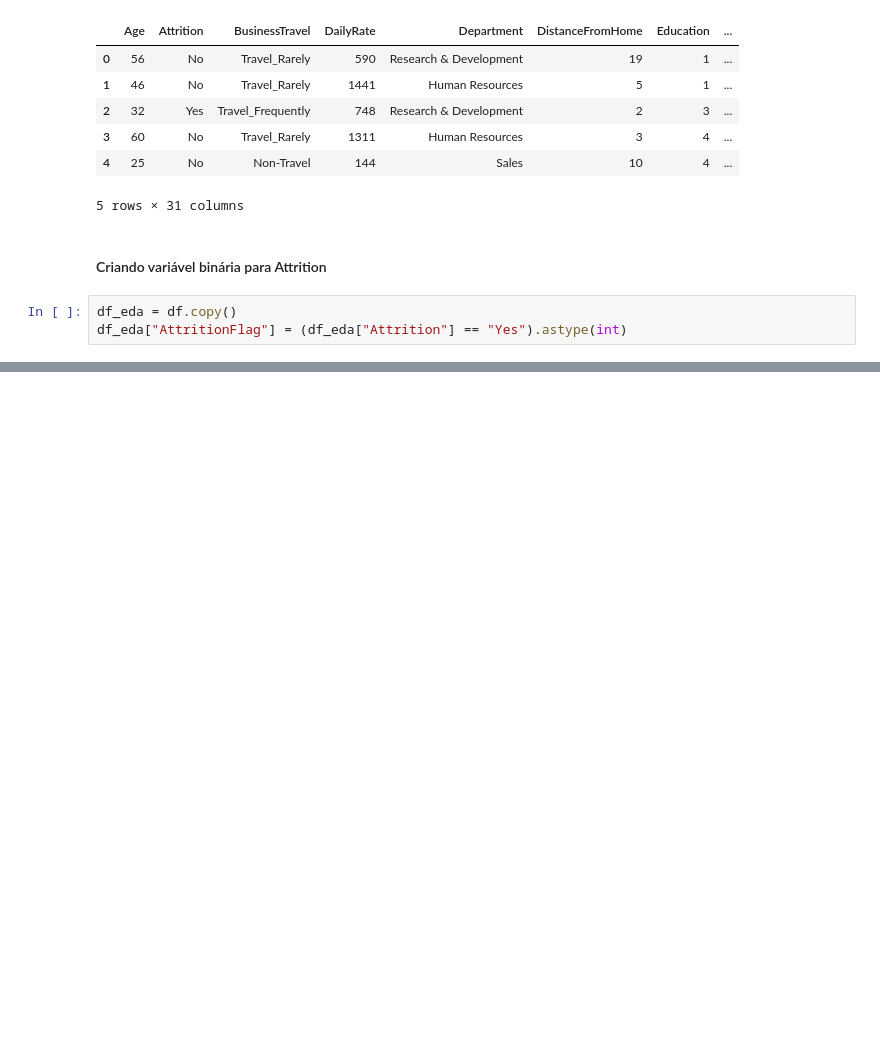
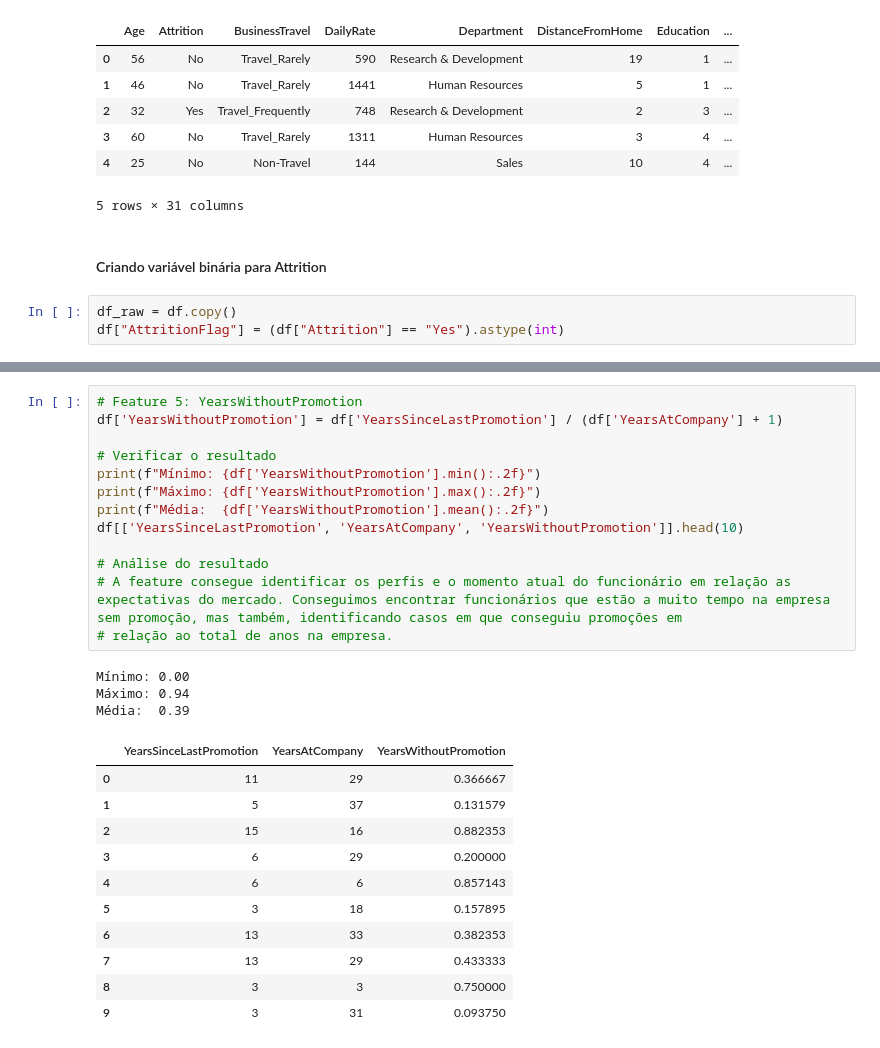
Before and after one commit to JonasGX/model-techcorp-attrition, a Jupyter notebook: notebooks/02_feature_engineering.ipynb, the cells around one changed output, grey strips where cells are left out. Saved outputs shown, nothing was run; the diff lists cells and outputs as text; blank space fills up the shorter version.

```diff
--- a/notebooks/02_feature_engineering.ipynb
+++ b/notebooks/02_feature_engineering.ipynb
@@ -180,8 +182,8 @@ Shape: (1000000, 31)
 # %% [markdown]
 #### Criando variável binária para Attrition
 # %%
-df_eda = df.copy()
-df_eda["AttritionFlag"] = (df_eda["Attrition"] == "Yes").astype(int)
+df_raw = df.copy()
+df["AttritionFlag"] = (df["Attrition"] == "Yes").astype(int)
 # %%
 # Feature 1: SatisfactionScore
 df['SatisfactionScore'] = (df['JobSatisfaction'] + df['EnvironmentSatisfaction'] + df['RelationshipSatisfaction']) / 3
@@ -299,3 +299,31 @@ Média:  0.44
 | 7 | 0 | 29 | 0.000000 |
 | 8 | 3 | 3 | 0.750000 |
 | 9 | 5 | 31 | 0.156250 |
+# %%
+# Feature 5: YearsWithoutPromotion
+df['YearsWithoutPromotion'] = df['YearsSinceLastPromotion'] / (df['YearsAtCompany'] + 1)
+
+# Verificar o resultado
+print(f"Mínimo: {df['YearsWithoutPromotion'].min():.2f}")
+print(f"Máximo: {df['YearsWithoutPromotion'].max():.2f}")
+print(f"Média:  {df['YearsWithoutPromotion'].mean():.2f}")
+df[['YearsSinceLastPromotion', 'YearsAtCompany', 'YearsWithoutPromotion']].head(10)
+
+# Análise do resultado
+# A feature consegue identificar os perfis e o momento atual do funcionário em relação as expectativas do mercado. Conseguimos encontrar funcionários que estão a muito tempo na empresa sem promoção, mas também, identificando casos em que conseguiu promoções em
+# relação ao total de anos na empresa.
+# %% [output]
+Mínimo: 0.00
+Máximo: 0.94
+Média:  0.39
+|  | YearsSinceLastPromotion | YearsAtCompany | YearsWithoutPromotion |
+| 0 | 11 | 29 | 0.366667 |
+| 1 | 5 | 37 | 0.131579 |
+| 2 | 15 | 16 | 0.882353 |
+| 3 | 6 | 29 | 0.200000 |
+| 4 | 6 | 6 | 0.857143 |
+| 5 | 3 | 18 | 0.157895 |
+| 6 | 13 | 33 | 0.382353 |
+| 7 | 13 | 29 | 0.433333 |
+| 8 | 3 | 3 | 0.750000 |
+| 9 | 3 | 31 | 0.093750 |
```
Also changed, not shown: parts of 13 cells of this notebook, 4 other files.
